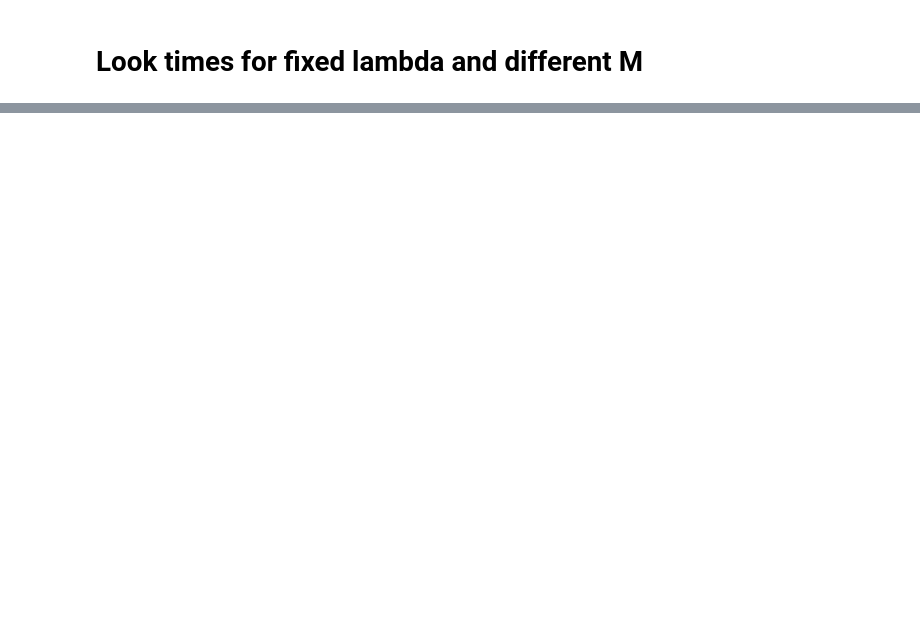
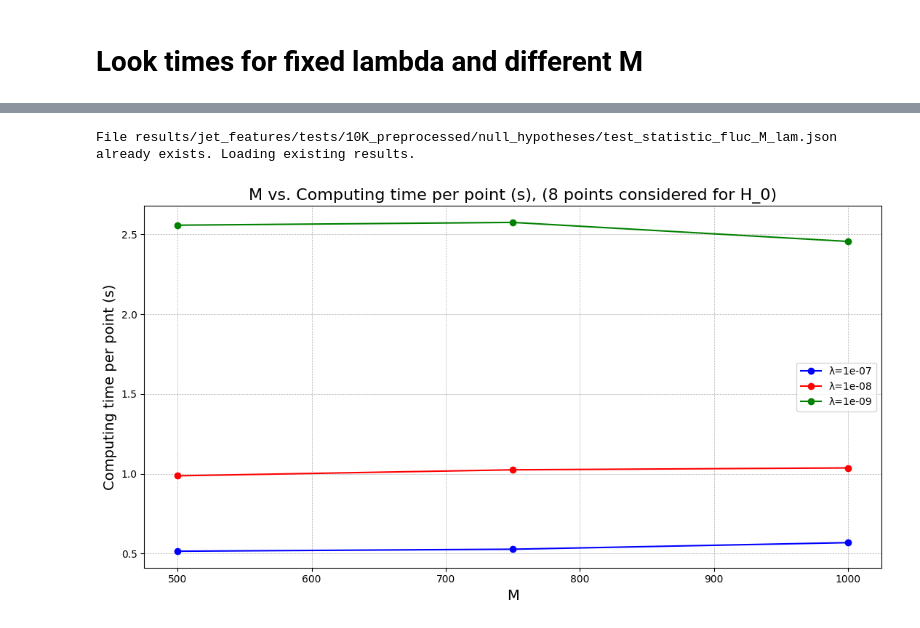
Before and after one commit to TwoSampleTests/NPLM_Parameters_Tuning, a Jupyter notebook: notebooks/Analysis_particle_features_30_gluon_scaled_10K.ipynb, the cells around one changed output, grey strips where cells are left out. Saved outputs shown, nothing was run; the diff lists cells and outputs as text; code cells hidden in the pictures; blank space fills up the shorter version.

```diff
--- a/notebooks/Analysis_particle_features_30_gluon_scaled_10K.ipynb
+++ b/notebooks/Analysis_particle_features_30_gluon_scaled_10K.ipynb
@@ -573,17 +521,0 @@ Average test statistic value for lambda = 1e-6 varying M: [1623.6049795501995, 3
-# %%
-M_list = [1000, 14000, 16000, 20000]
-
-nplm_objects_for_M = {}
-
-for i, M_value in enumerate(M_list):
-    nplm_objects_for_M[f"NPLMMetric_{i}"] = GMetrics.NPLMMetric(TwoSampleTestInputsNull,
-                                            progress_bar = True,
-                                            verbose = True,
-                                            M = M_value,
-                                            lam = 1e-7,
-                                            iter_list = 1000000,
-                                            flk_sigma = flk_sigma,
-                                            weight = 1)
-    print(f"M value for NPLMMetric_{i} is: {nplm_objects_for_M[f'NPLMMetric_{i}'].nplm_kwargs.get('M')}")
-
-print(nplm_objects_for_M)
@@ -719,0 +522,46 @@ Average test statistic value for lambda = 1e-7 varying M: [2168.699514423936, 91
+# %%
+file = null_hypotheses_dir + f"test_statistic_fluc_M_lam.json"
+
+null_hp_times = np.zeros((len(lam_list), len(M_list)))
+metric_values = np.zeros((len(lam_list), len(M_list), niter * nbootstrap))
+
+if os.path.exists(file):
+    print(f"File {file} already exists. Loading existing results.")
+    with open(file, "r") as f:
+        results = json.load(f)
+    lam_list = [lam for result in results for lam in result["lam"].keys()]
+    lam_list = np.array(lam_list)
+    M_list = [item["M"] for item in results[0]["lam"][lam_list[0]]]
+    for i, result in enumerate(results):
+        for lam, lam_data in result["lam"].items():
+            for j, M_data in enumerate(lam_data):  # For each M value in the lambda
+
+                null_hp_times[i, j] = M_data["computing_time"]
+                metric_values[i, j] = M_data["metric_list"]
+                null_hp_times = np.array(null_hp_times)
+                metric_values = np.array(metric_values)
+
+else:
+    print("file does not exist")
+
+
+color_list = ['b','r','g']
+label_list = [f'λ={lam}' for lam in lam_list]
+
+
+plt.figure(figsize=(11, 6))
+for i in range(len(lam_list)):
+    plt.errorbar(M_list, null_hp_times[i]/niter,  capsize=5 ,marker='o', linestyle='-', color = color_list[i], label = label_list[i])
+
+plt.xlabel("M", fontsize=14)
+plt.ylabel("Computing time per point (s)", fontsize=14)
+plt.title(f"M vs. Computing time per point (s), ({niter} points considered for H_0)", fontsize=16)
+plt.grid(True, which="both", linestyle="--", linewidth=0.5)
+plt.tight_layout()
+plt.legend()
+
+plt.savefig(null_hypotheses_dir+"Computing_time_vs_M.pdf", format="pdf")
+plt.show()
+# %% [output]
+File results/jet_features/tests/10K_preprocessed/null_hypotheses/test_statistic_fluc_M_lam.json already exists. Loading existing results.
+[figure, added]
```
Also changed, not shown: parts of 17 cells of this notebook, 22 other files.
